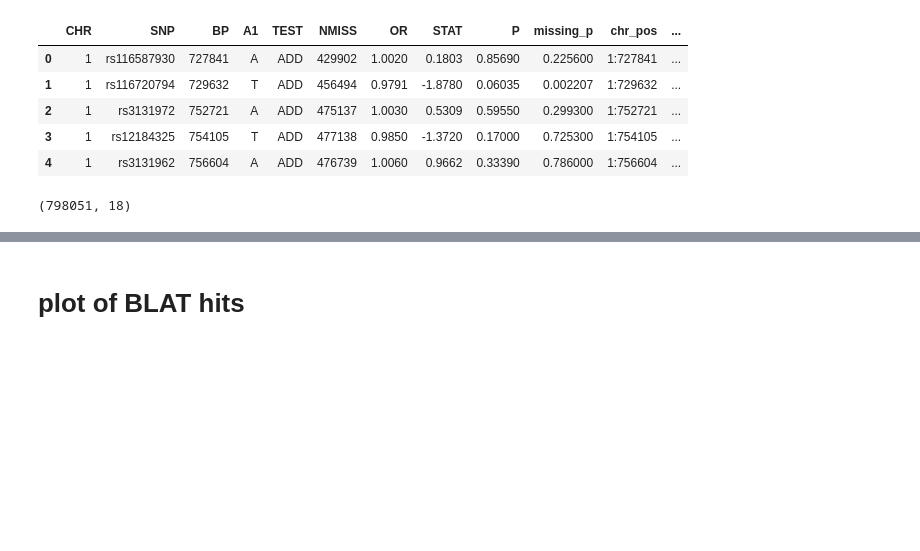
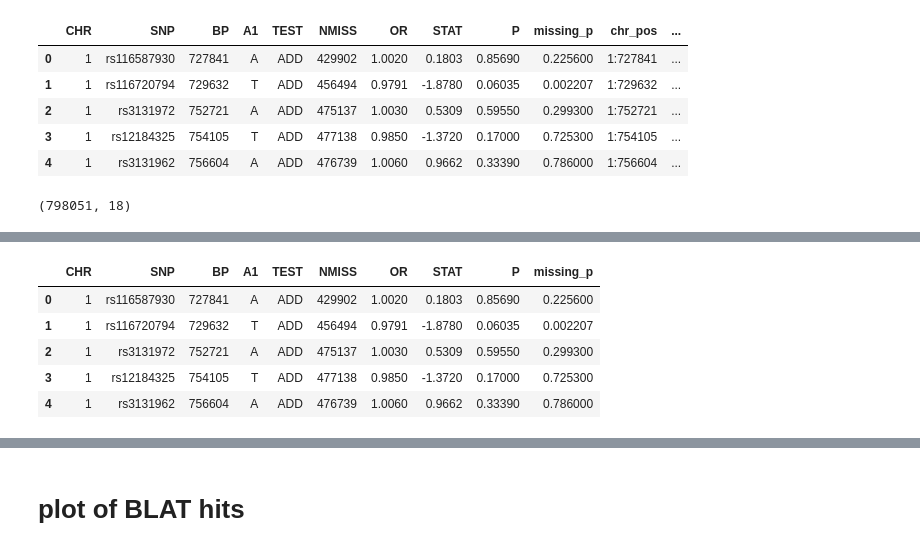
Before and after one commit to aa-publications/sexually_antagonistic_sel, a Jupyter notebook: results/manuscript/manhattan_plots/manhattan_w_blat/webblat_hits_and_gwas_overlap.ipynb, the cells around one changed output, grey strips where cells are left out. Cells and saved outputs as stored; diff of their text form; code cells hidden in the pictures; blank space fills up the shorter version.

```diff
--- a/results/manuscript/manhattan_plots/manhattan_w_blat/webblat_hits_and_gwas_overlap.ipynb
+++ b/results/manuscript/manhattan_plots/manhattan_w_blat/webblat_hits_and_gwas_overlap.ipynb
@@ -365,0 +368,13 @@ bv_gwas_blat_df.shape
+# %%
+raw_uk_df.head()
+
+uk_missingness_df= raw_uk_df.loc[ (raw_uk_df['missing_p']<MISS_P_THRESHOLD) & (raw_uk_df['P']<GWAS_P_THRESH) ].copy()
+uk_missingness_df.loc[uk_missingness_df['P']< GWAS_P_THRESH, 'stat_sig'] = True
+uk_missingness_df['chr_pos'] = uk_missingness_df.CHR.map(str) + ":" + uk_missingness_df.BP.map(str)
+# %% [output]
+|  | CHR | SNP | BP | A1 | TEST | NMISS | OR | STAT | P | missing_p |
+| 0 | 1 | rs116587930 | 727841 | A | ADD | 429902 | 1.0020 | 0.1803 | 0.85690 | 0.225600 |
+| 1 | 1 | rs116720794 | 729632 | T | ADD | 456494 | 0.9791 | -1.8780 | 0.06035 | 0.002207 |
+| 2 | 1 | rs3131972 | 752721 | A | ADD | 475137 | 1.0030 | 0.5309 | 0.59550 | 0.299300 |
+| 3 | 1 | rs12184325 | 754105 | T | ADD | 477138 | 0.9850 | -1.3720 | 0.17000 | 0.725300 |
+| 4 | 1 | rs3131962 | 756604 | A | ADD | 476739 | 1.0060 | 0.9662 | 0.33390 | 0.786000 |
```
Also changed, not shown: parts of 8 cells of this notebook, 21 other files.
